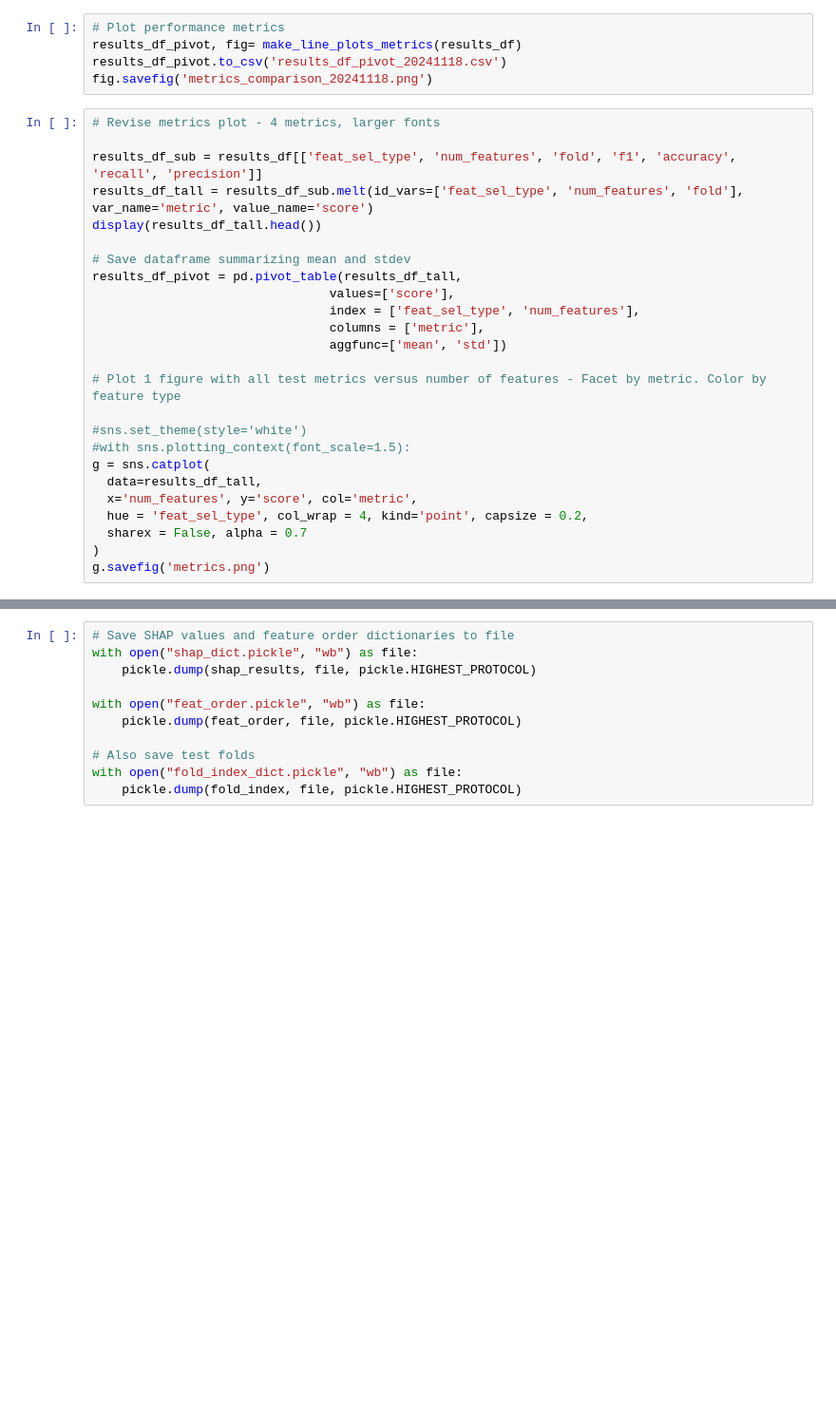
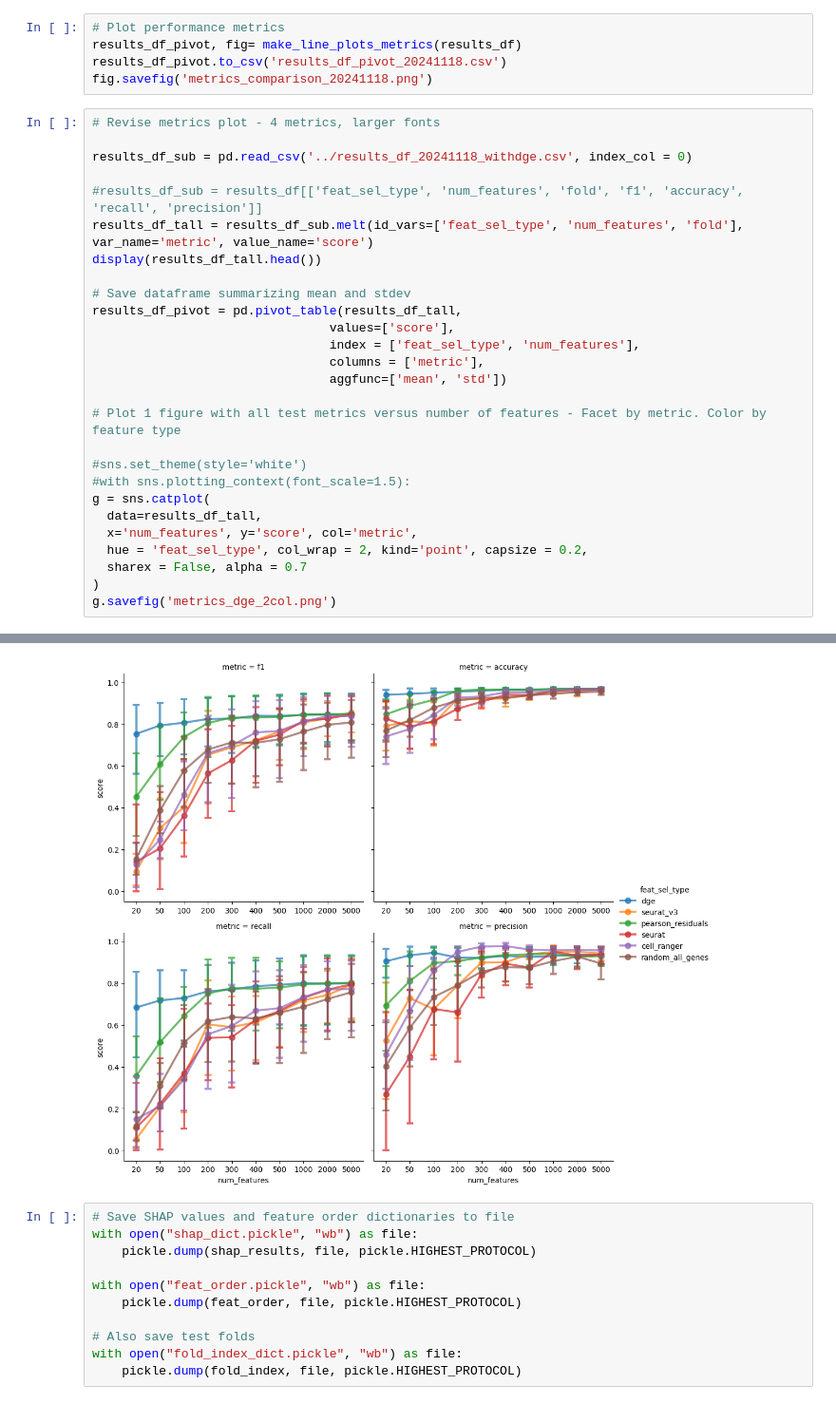
Before and after one commit to b-richins92/Cancer_Prediction_10x, a Jupyter notebook: GL_hvg_greatlakes.ipynb, the cells around one changed output, grey strips where cells are left out. Shown at 95% size. Drawn from its saved outputs; the diff is of its cells as text; blank space fills up the shorter version.

```diff
--- a/GL_hvg_greatlakes.ipynb
+++ b/GL_hvg_greatlakes.ipynb
@@ -65,7 +65,9 @@ fig.savefig('metrics_comparison_20241118.png')
 # %%
 # Revise metrics plot - 4 metrics, larger fonts
 
-results_df_sub = results_df[['feat_sel_type', 'num_features', 'fold', 'f1', 'accuracy', 'recall', 'precision']]
+results_df_sub = pd.read_csv('../results_df_20241118_withdge.csv', index_col = 0)
+
+#results_df_sub = results_df[['feat_sel_type', 'num_features', 'fold', 'f1', 'accuracy', 'recall', 'precision']]
 results_df_tall = results_df_sub.melt(id_vars=['feat_sel_type', 'num_features', 'fold'], var_name='metric', value_name='score')
 display(results_df_tall.head())
 
@@ -83,7 +85,8 @@ results_df_pivot = pd.pivot_table(results_df_tall,
 g = sns.catplot(
   data=results_df_tall,
   x='num_features', y='score', col='metric',
-  hue = 'feat_sel_type', col_wrap = 4, kind='point', capsize = 0.2,
+  hue = 'feat_sel_type', col_wrap = 2, kind='point', capsize = 0.2,
   sharex = False, alpha = 0.7
 )
-g.savefig('metrics.png')
+g.savefig('metrics_dge_2col.png')
+# %% [output]
@@ -90,3 +99,4 @@ g.savefig('metrics.png')
+[figure, added]
 # %%
 # Save SHAP values and feature order dictionaries to file
 with open("shap_dict.pickle", "wb") as file:
```
Also changed, not shown: parts of 7 cells of this notebook.
